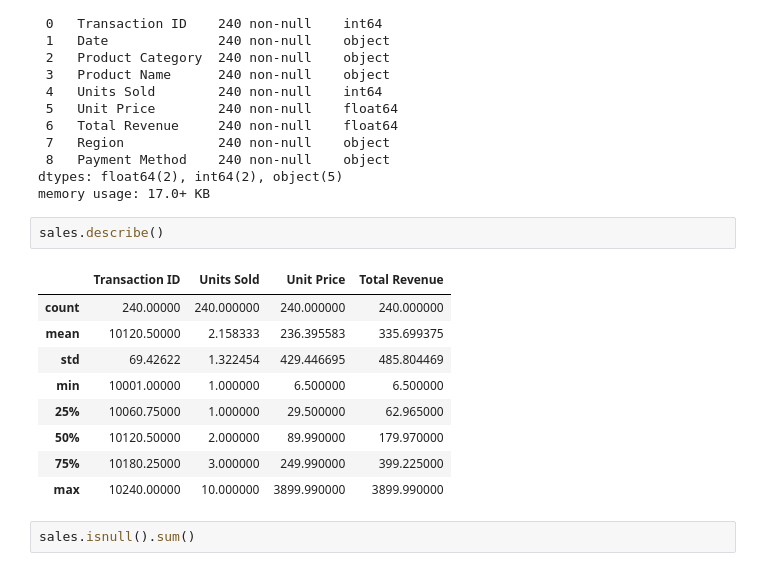
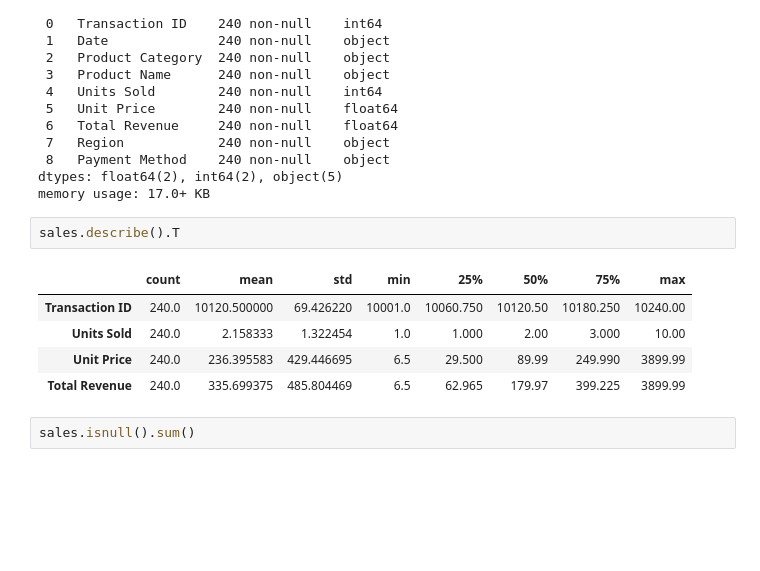
Before and after one commit to deenadayalan03/Revenue-Prediction-MLOps, a Jupyter notebook: research/experiment.ipynb, the cells around one changed output. Cells and saved outputs as stored; diff of their text form; blank space fills up the shorter version.

```diff
--- a/research/experiment.ipynb
+++ b/research/experiment.ipynb
@@ -31,17 +40,13 @@ Data columns (total 9 columns):
 dtypes: float64(2), int64(2), object(5)
 memory usage: 17.0+ KB
 # %%
-sales.describe()
+sales.describe().T
 # %% [output]
-|  | Transaction ID | Units Sold | Unit Price | Total Revenue |
-| count | 240.00000 | 240.000000 | 240.000000 | 240.000000 |
-| mean | 10120.50000 | 2.158333 | 236.395583 | 335.699375 |
-| std | 69.42622 | 1.322454 | 429.446695 | 485.804469 |
-| min | 10001.00000 | 1.000000 | 6.500000 | 6.500000 |
-| 25% | 10060.75000 | 1.000000 | 29.500000 | 62.965000 |
-| 50% | 10120.50000 | 2.000000 | 89.990000 | 179.970000 |
-| 75% | 10180.25000 | 3.000000 | 249.990000 | 399.225000 |
-| max | 10240.00000 | 10.000000 | 3899.990000 | 3899.990000 |
+|  | count | mean | std | min | 25% | 50% | 75% | max |
+| Transaction ID | 240.0 | 10120.500000 | 69.426220 | 10001.0 | 10060.750 | 10120.50 | 10180.250 | 10240.00 |
+| Units Sold | 240.0 | 2.158333 | 1.322454 | 1.0 | 1.000 | 2.00 | 3.000 | 10.00 |
+| Unit Price | 240.0 | 236.395583 | 429.446695 | 6.5 | 29.500 | 89.99 | 249.990 | 3899.99 |
+| Total Revenue | 240.0 | 335.699375 | 485.804469 | 6.5 | 62.965 | 179.97 | 399.225 | 3899.99 |
 # %%
 sales.isnull().sum()
 # %% [output]
```
Also changed, not shown: parts of 14 cells of this notebook, 2 other files.
